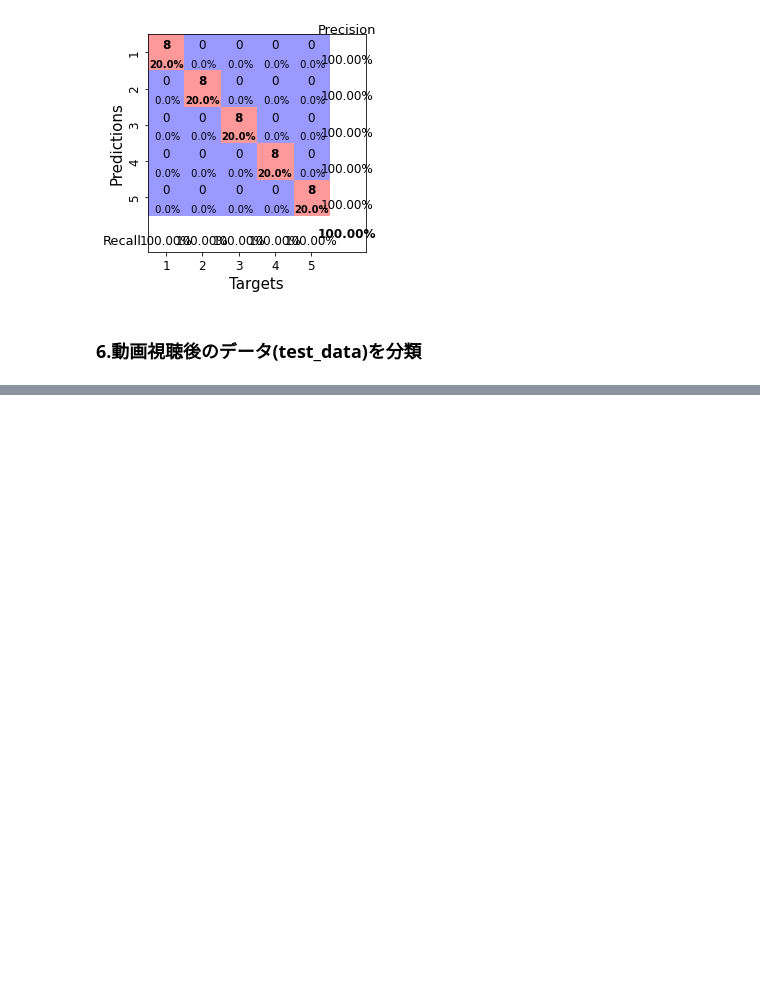
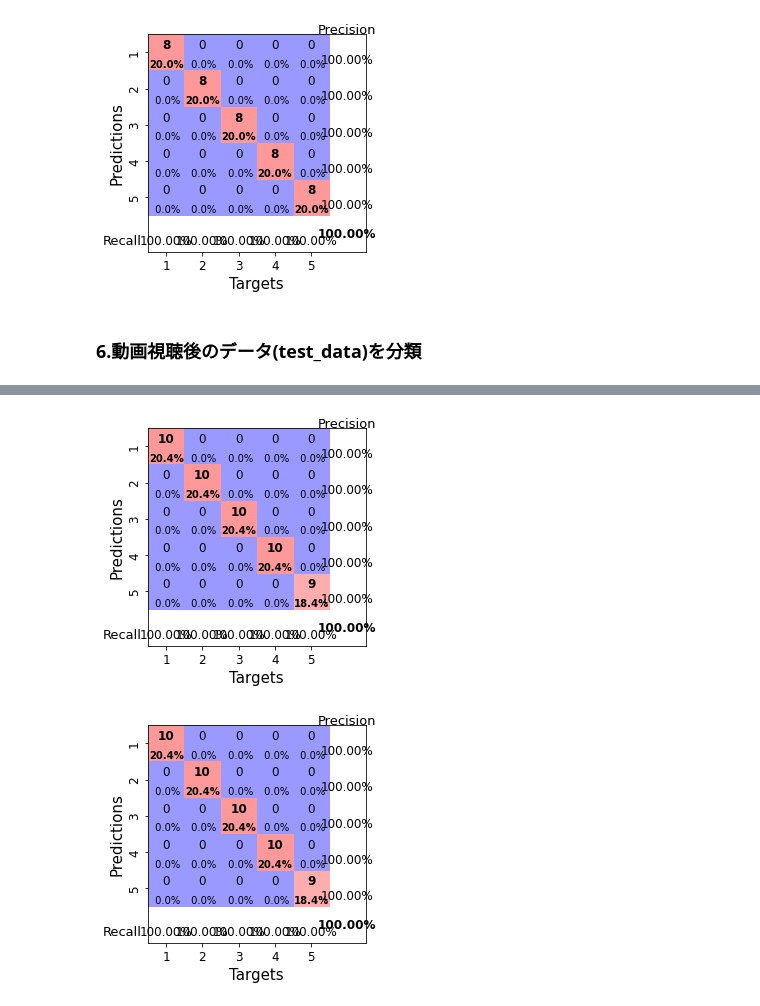
Before and after one commit to Murakami-Shoya/everyday_programming, a Jupyter notebook: brain_decode.ipynb, the cells around one changed output, grey strips where cells are left out. Drawn from its saved outputs; the diff is of its cells as text; code cells hidden in the pictures; blank space fills up the shorter version.

```diff
--- a/brain_decode.ipynb
+++ b/brain_decode.ipynb
@@ -793,7 +838,7 @@ def get_after_watching(raw, dur_s, sfreq=SFREQ):
 # %%
 test_subjects = []   # 最終的なrawデータをまとめたリスト(5人, 10トライアル, raw)
 for subject_path in subject_path_list:  #被験者ごとに
-    trial_raw_list = get_raw_each_subject(root_path + subject_path, is_test=False, phd_binary=True) #10トライアル分のrawデータのリスト
+    trial_raw_list = get_raw_each_subject(root_path + subject_path, func='after_watching') #10トライアル分のrawデータのリスト
     test_subjects.append(trial_raw_list) #5人分にまとめる
 
 print(len(test_subjects), len(test_subjects[-1]))  #5, 10
@@ -799,0 +880,3 @@ print(len(test_subjects), len(test_subjects[-1]))  #5, 10
+# %%
+test_dataset = create_test_dataset(test_subjects)
+test_dataset.description
@@ -799,0 +901,17 @@ print(len(test_subjects), len(test_subjects[-1]))  #5, 10
+# %%
+from braindecode.preprocessing import create_fixed_length_windows
+
+input_window_samples = 5*SFREQ
+window_stride_samples = 5*SFREQ
+
+windows_test_dataset = create_fixed_length_windows(
+    test_dataset,
+    start_offset_samples=0,
+    stop_offset_samples=0,
+    window_size_samples=input_window_samples,
+    window_stride_samples=window_stride_samples,
+    drop_last_window=False,
+    drop_bad_windows=True,
+)
+
+windows_test_dataset.get_metadata()
@@ -799,0 +974,23 @@ print(len(test_subjects), len(test_subjects[-1]))  #5, 10
+# %%
+from sklearn.metrics import confusion_matrix
+from braindecode.visualization import plot_confusion_matrix
+
+# generate confusion matrices
+# get the targets
+y_true = windows_test_dataset.get_metadata().target
+y_pred = clf.predict(windows_test_dataset)
+
+# generating confusion matrix
+confusion_mat = confusion_matrix(y_true, y_pred)
+
+# add class labels
+# label_dict is class_name : str -> i_class : int
+# label_dict = windows_test_dataset.datasets[0].windows.event_id.items()
+# sort the labels by values (values are integer class labels)
+# labels = list(dict(sorted(list(label_dict), key=lambda kv: kv[1])).keys())
+
+# plot the basic conf. matrix
+plot_confusion_matrix(confusion_mat)
+# %% [output]
+[figure, added]
+[figure, added]
```
Also changed, not shown: parts of 17 cells of this notebook.
